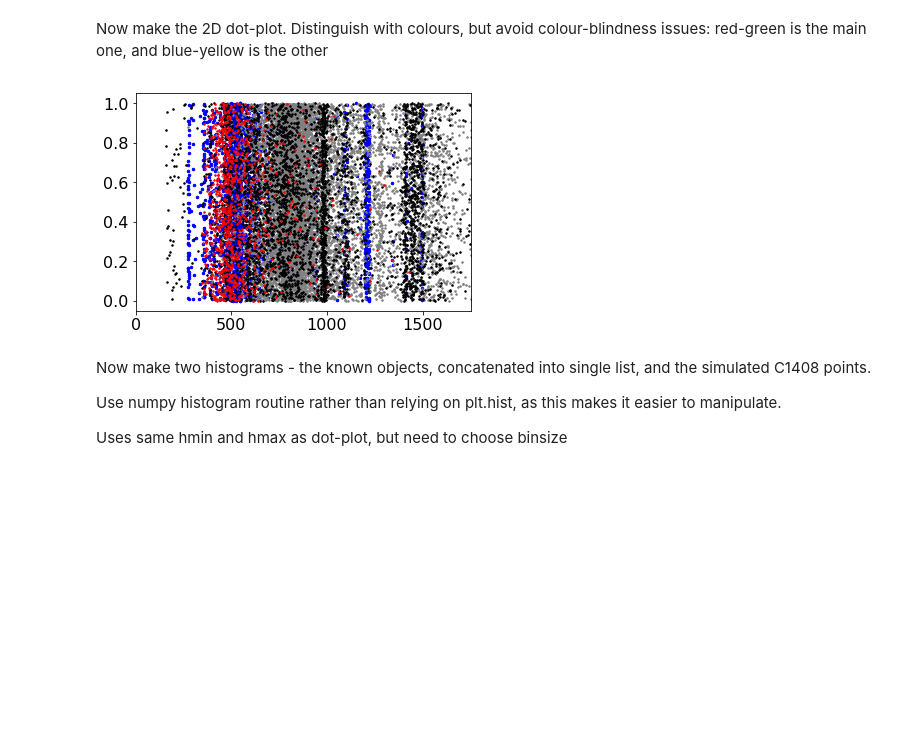
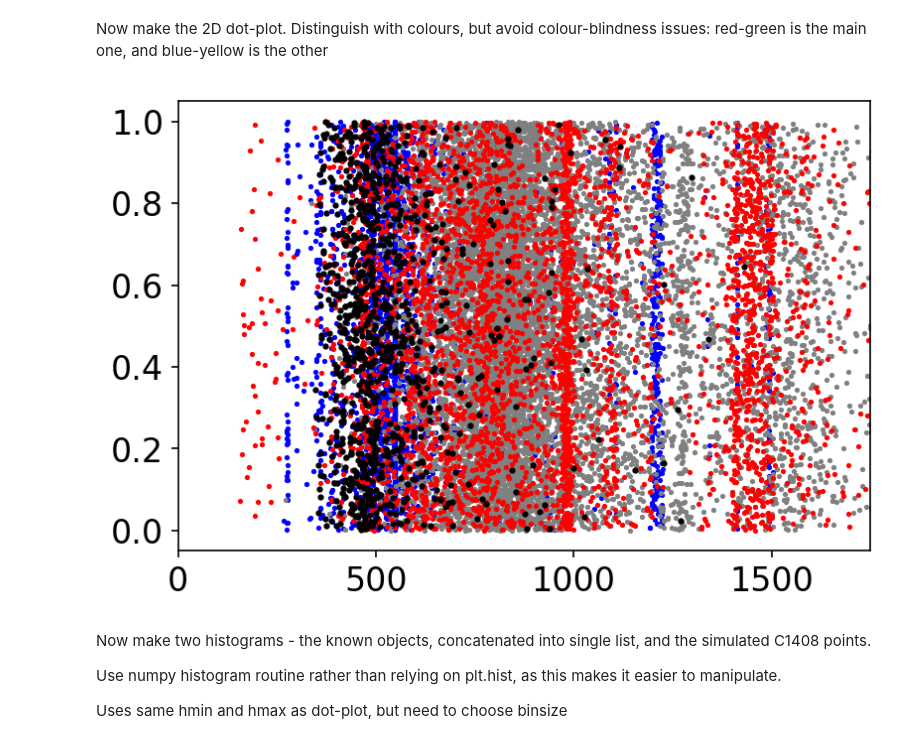
Before and after one commit to andyxerxes/Space-environment-paper, a Jupyter notebook: LEO-density-2021.ipynb, the cells around one changed output. Drawn from its saved outputs; the diff is of its cells as text; code cells hidden in the pictures; blank space fills up the shorter version.

Commit message:
fig scaling adjustment in plot scripts

```diff
--- a/LEO-density-2021.ipynb
+++ b/LEO-density-2021.ipynb
@@ -29,10 +29,14 @@ import numpy as np
 from matplotlib import pyplot as plt
 
 # pick a plotting option
+# default is inline; for Binder version may need to comment out all of them
+# to get the full effect of the 2D plot strongly recommend
+# plotting with qt or osx and stretching horizontally to taste
+% matplotlib inline
 #% matplotlib osx
-#% matplotlib inline
 #% matplotlib qt
 #% matplotlib --list
+plt.rcParams['figure.dpi'] = 150   # set scaling of figures
 
 RE=6378.  # mean radius of Earth
 hmin=0.0      # min height for plots
@@ -111,16 +115,16 @@ Now make the 2D dot-plot. Distinguish with colours, but avoid colour-blindness i
 # %%
 plt.figure()
 msize=1.5
 plt.xlim([hmin,hmax])
-plt.plot(htact,yact,'o',ms=2.5,color='blue')
+plt.plot(htact,yact,'o',ms=msize,color='blue')
 plt.plot(htdeball,ydeball,'o',ms=msize,color='gray')
-plt.plot(htleft,yleft,'o',ms=msize,color='black')
-plt.plot(htc1408,yc1408,'o',ms=msize, color='red')
+plt.plot(htleft,yleft,'o',ms=msize,color='red')
+plt.plot(htc1408,yc1408,'o',ms=2.0, color='black')
 #plt.xlabel('Height above Earth, km',size=16)
 plt.tick_params(labelsize=16)
 plt.show()
 # %% [output]
-[figure, old version]
+[figure, new version]
 # %% [markdown]
 Now make two histograms - the known objects, concatenated into single list, and the simulated C1408 points.
 
```
Also changed, not shown: parts of 1 cell of this notebook, 3 other files.
